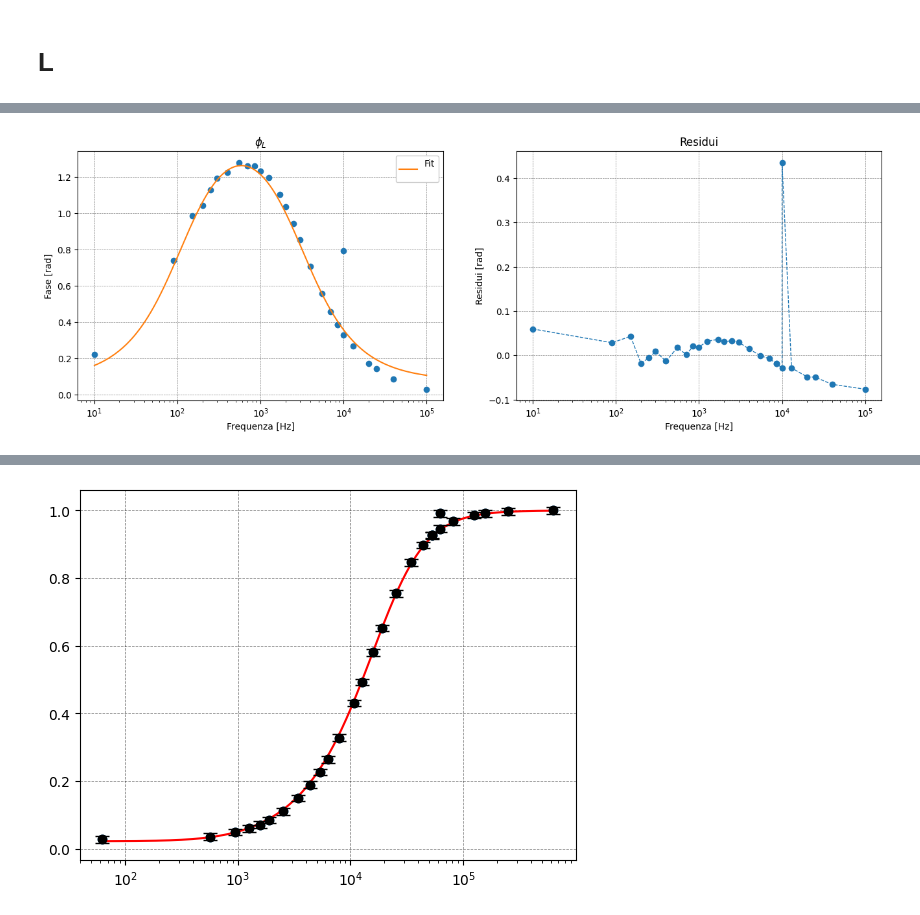
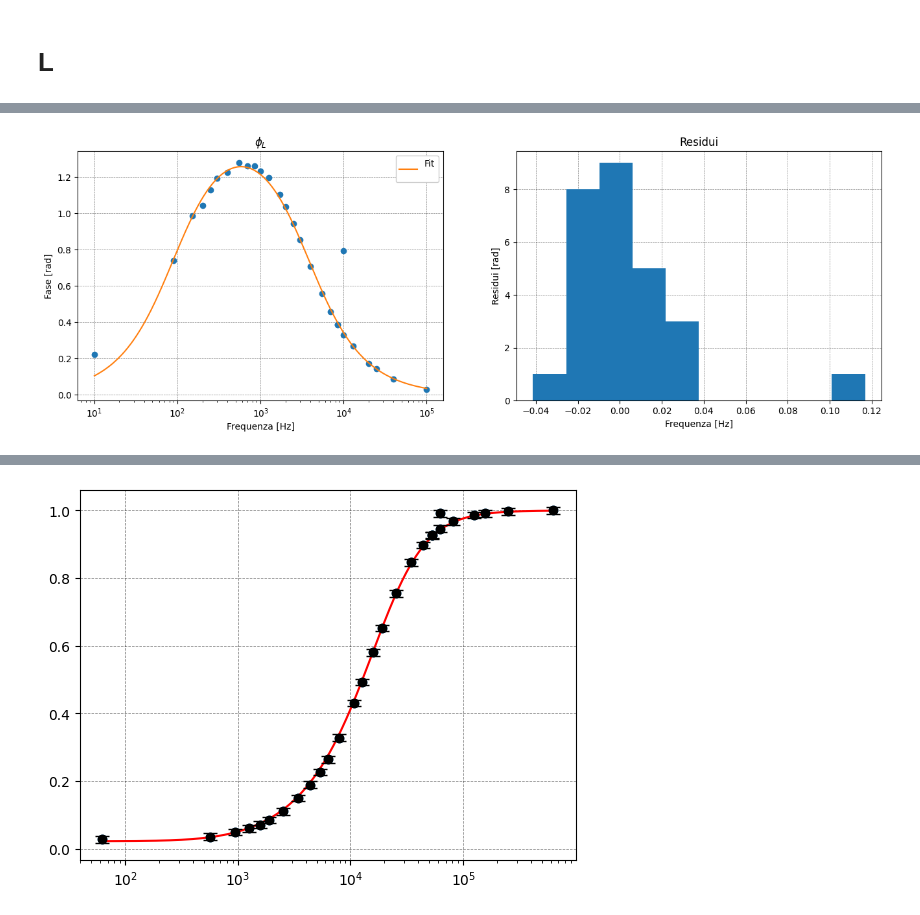
Before and after one commit to Yedi278/Lab2, a Jupyter notebook: Circuiti_3/RL.ipynb, the cells around one changed output, grey strips where cells are left out. Cells and saved outputs as stored; diff of their text form; code cells hidden in the pictures.

```diff
--- a/Circuiti_3/RL.ipynb
+++ b/Circuiti_3/RL.ipynb
@@ -125,8 +118,11 @@ plt.xscale('log')
 # %%
 c = LeastSquares( freqs[np.arange(len(freqs))!=len(freqs)-6]*2*np.pi, -fase_l[np.arange(len(freqs))!=len(freqs)-6] +np.pi*2, 0.01, fase_L)
 f_f = Minuit(c, R=995, R_L=39.9, L=40e-3, a=0)
-f_f.fixed['R', 'R_L'] = True, True
+f_f.fixed['R', 'R_L', 'a'] = True, False, True
+
 f_f.migrad()
 f_f.minos()
 f_f.hesse()
+
+print(f_f.values['L'], f_f.errors['L'])
 # %% [output]
@@ -155,23 +130,25 @@ f_f.hesse()
 # %%
 x = np.linspace(np.min(freqs),np.max(freqs),100000)
 plt.subplots(1,2,figsize=(16,5))
 
 plt.subplot(1,2,1)
 plt.plot(freqs, -fase_l + np.pi*2, 'o', lw=1)
 plt.plot(x, fase_L(x*2*np.pi, **f_f.values.to_dict()), label='Fit\n')
 plt.title('$\phi_L$')
 plt.xlabel('Frequenza [Hz]')
 plt.ylabel('Fase [rad]')
 plt.legend()
 plt.xscale('log')
 
-res = -fase_l + np.pi*2 - fase_L(freqs*2*np.pi, **f_f.values.to_dict())
+res = -fase_l[np.arange(len(freqs))!=len(freqs)-6] + np.pi*2 - fase_L(freqs[np.arange(len(freqs))!=len(freqs)-6]*2*np.pi, **f_f.values.to_dict())
 plt.subplot(1,2,2)
-plt.plot(freqs, res, 'o--', lw=1)
+# plt.plot(freqs[np.arange(len(freqs))!=len(freqs)-6], res, 'o--', lw=1)
+
+plt.hist(res, bins=10)
 plt.title('Residui')
 plt.xlabel('Frequenza [Hz]')
 plt.ylabel('Residui [rad]')
-plt.xscale('log')
+# plt.xscale('log')
 plt.show()
 # %% [output]
-[figure, old version]
+[figure, new version]
```
Also changed, not shown: parts of 6 cells of this notebook.
